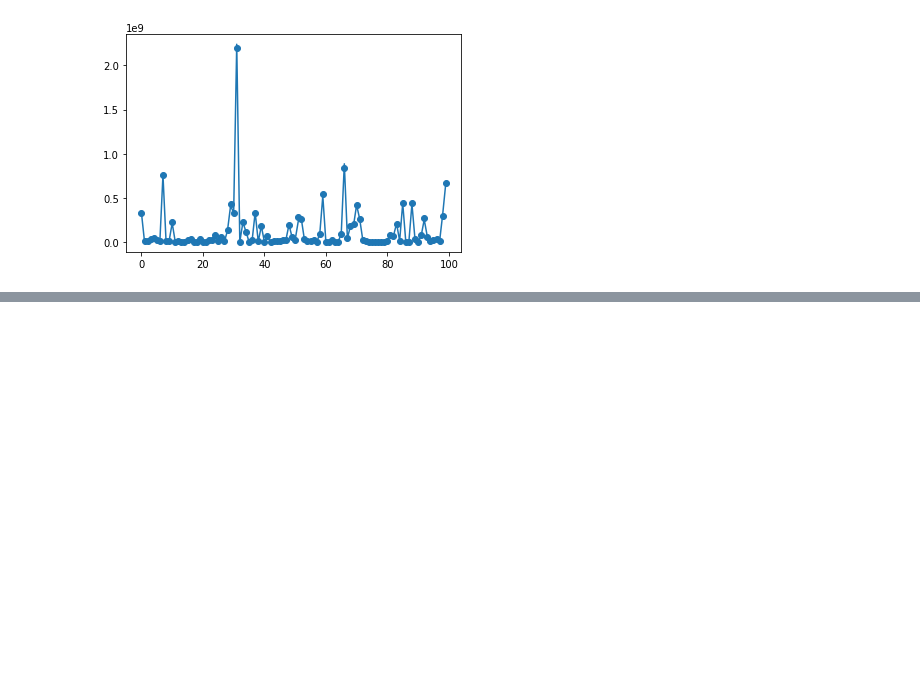
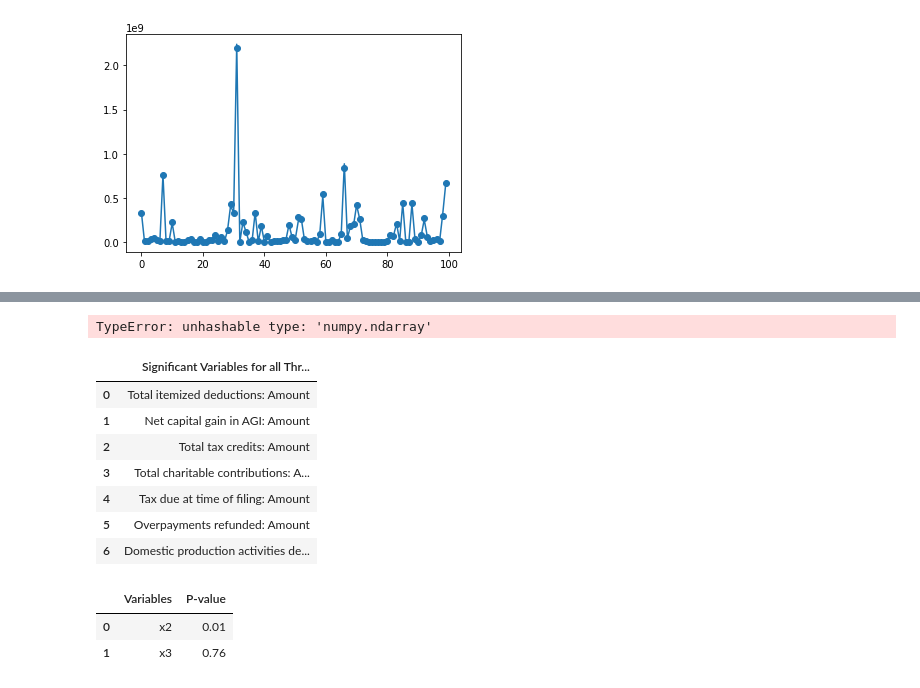
Before and after one commit to Sbrown146/Project1, a Jupyter notebook: Project Data Final Code Template.ipynb, the cells around one changed output, grey strips where cells are left out. Drawn from its saved outputs; the diff is of its cells as text; code cells hidden in the pictures; blank space fills up the shorter version.

```diff
--- a/Project Data Final Code Template.ipynb
+++ b/Project Data Final Code Template.ipynb
@@ -2306,0 +2346,47 @@ test_total
+# %%
+# This is compare the rows of each three.  Sig1 works fine but Sig2
+# (which compares the taxable income rows to the total taxes paid rows)
+# does not work despite all three being lists and total income and taxable
+# income having no issue working in Sig1.
+
+income_rows=Sig_total_income.values
+tax_rows=Sig_taxable_income.values
+paid_rows=Sig_tax_paid
+
+
+Sig1=[x for x in income_rows if x in tax_rows]
+Sig2=[y for y in tax_rows if y in paid_rows]
+# %% [output]
+TypeError: unhashable type: 'numpy.ndarray'
+# %%
+# Manually compare Sig1 to the rows in total taxes paid.
+
+# Only "Income tax: Amount" and "Pensions and annuities in AGI: Amount"
+# are not in the other two.
+
+Significant_variables=pd.DataFrame(Sig1)
+
+Significant_variables=Significant_variables.drop([7,8])
+Significant_variables=Significant_variables.rename( \
+                    columns= {0: "Significant Variables for all Three Models"}
+                    )
+
+
+Significant_variables
+# %% [output]
+|  | Significant Variables for all Thr... |
+| 0 | Total itemized deductions: Amount |
+| 1 | Net capital gain in AGI: Amount |
+| 2 | Total tax credits: Amount |
+| 3 | Total charitable contributions: A... |
+| 4 | Tax due at time of filing: Amount |
+| 5 | Overpayments refunded: Amount |
+| 6 | Domestic production activities de... |
+# %%
+Test=pd.DataFrame({"Variables": ["x2", "x3"], "P-value": [0.01, 0.76]})
+
+Test
+# %% [output]
+|  | Variables | P-value |
+| 0 | x2 | 0.01 |
+| 1 | x3 | 0.76 |
```
Also changed, not shown: parts of 19 cells of this notebook, 10 other files.
